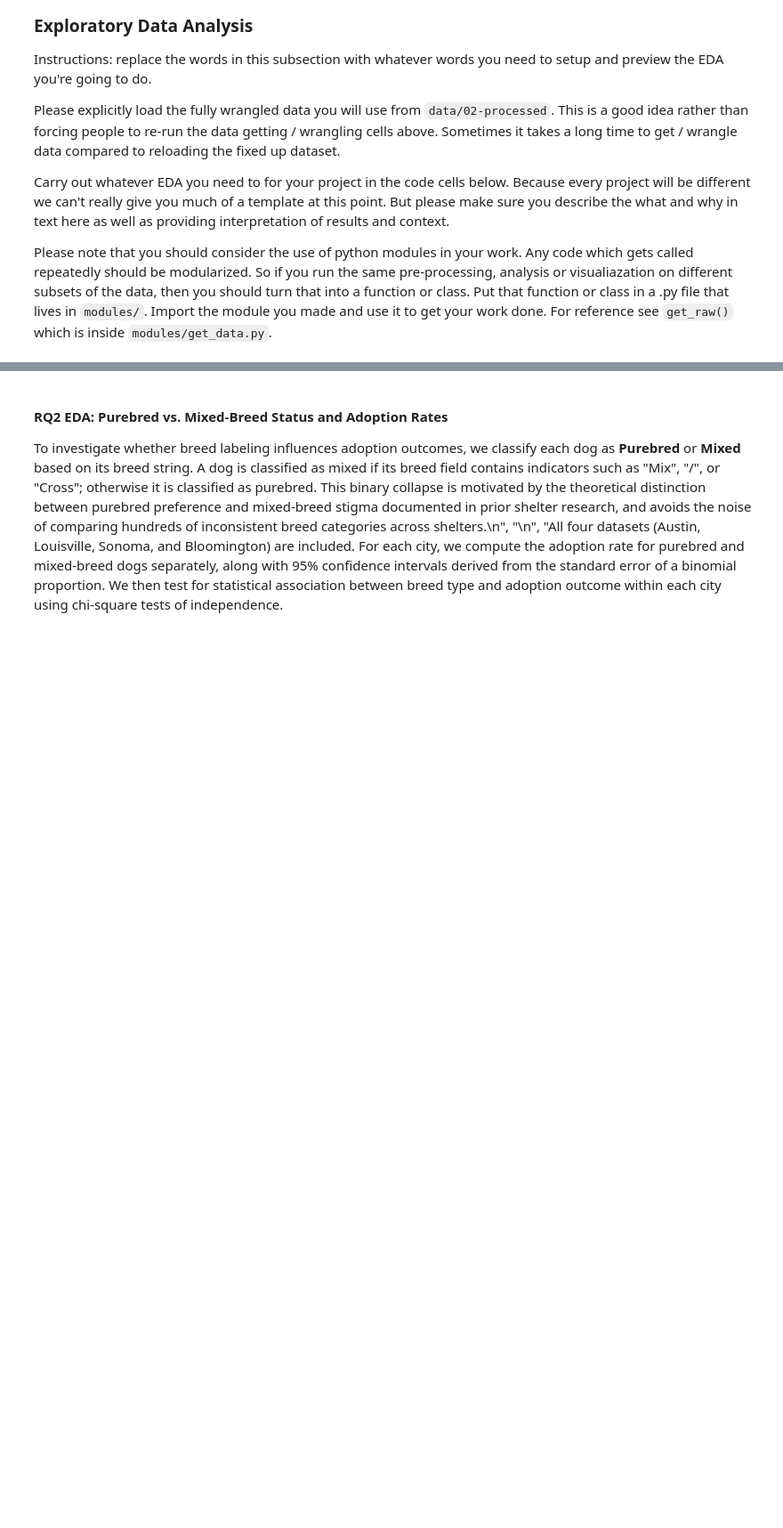
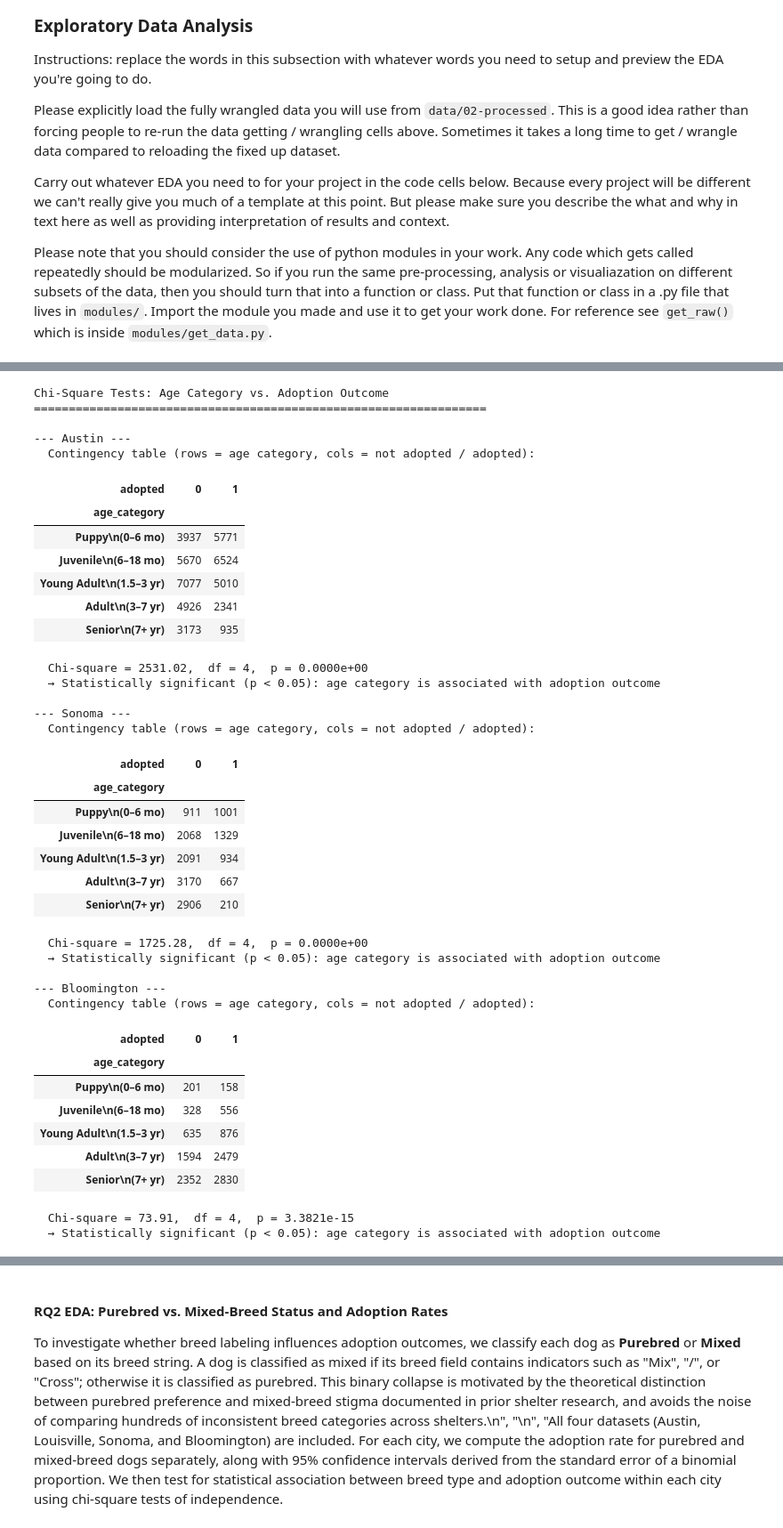
Before and after one commit to COGS108/Group143_WI26, a Jupyter notebook: 02-EDACheckpoint.ipynb, the cells around one changed output, grey strips where cells are left out. Shown at 89% size. Cells and saved outputs as stored; diff of their text form; code cells hidden in the pictures; blank space fills up the shorter version.

```diff
--- a/02-EDACheckpoint.ipynb
+++ b/02-EDACheckpoint.ipynb
@@ -771,0 +966,59 @@ Please note that you should consider the use of python modules in your work.  An
+# %%
+# Chi-square tests of independence: age category vs. adoption outcome within each city
+# H0: age category and adoption outcome are independent
+
+print("Chi-Square Tests: Age Category vs. Adoption Outcome")
+print("=" * 65)
+
+for city in CITY_ORDER:
+    sub = rq1[rq1["city"] == city].dropna(subset=["age_category"])
+    ct = pd.crosstab(sub["age_category"], sub["adopted"])
+    chi2, p, dof, _ = stats.chi2_contingency(ct)
+
+    print(f"\n--- {city} ---")
+    print(f"  Contingency table (rows = age category, cols = not adopted / adopted):")
+    display(ct)
+    print(f"  Chi-square = {chi2:.2f},  df = {dof},  p = {p:.4e}")
+    if p < 0.05:
+        print(f"  → Statistically significant (p < 0.05): age category is associated with adoption outcome")
+    else:
+        print(f"  → Not statistically significant (p >= 0.05)")
+# %% [output]
+Chi-Square Tests: Age Category vs. Adoption Outcome
+=================================================================
+
+--- Austin ---
+  Contingency table (rows = age category, cols = not adopted / adopted):
+| adopted | 0 | 1 |
+| age_category |  |  |
+| Puppy\n(0–6 mo) | 3937 | 5771 |
+| Juvenile\n(6–18 mo) | 5670 | 6524 |
+| Young Adult\n(1.5–3 yr) | 7077 | 5010 |
+| Adult\n(3–7 yr) | 4926 | 2341 |
+| Senior\n(7+ yr) | 3173 | 935 |
+  Chi-square = 2531.02,  df = 4,  p = 0.0000e+00
+  → Statistically significant (p < 0.05): age category is associated with adoption outcome
+
+--- Sonoma ---
+  Contingency table (rows = age category, cols = not adopted / adopted):
+| adopted | 0 | 1 |
+| age_category |  |  |
+| Puppy\n(0–6 mo) | 911 | 1001 |
+| Juvenile\n(6–18 mo) | 2068 | 1329 |
+| Young Adult\n(1.5–3 yr) | 2091 | 934 |
+| Adult\n(3–7 yr) | 3170 | 667 |
+| Senior\n(7+ yr) | 2906 | 210 |
+  Chi-square = 1725.28,  df = 4,  p = 0.0000e+00
+  → Statistically significant (p < 0.05): age category is associated with adoption outcome
+
+--- Bloomington ---
+  Contingency table (rows = age category, cols = not adopted / adopted):
+| adopted | 0 | 1 |
+| age_category |  |  |
+| Puppy\n(0–6 mo) | 201 | 158 |
+| Juvenile\n(6–18 mo) | 328 | 556 |
+| Young Adult\n(1.5–3 yr) | 635 | 876 |
+| Adult\n(3–7 yr) | 1594 | 2479 |
+| Senior\n(7+ yr) | 2352 | 2830 |
+  Chi-square = 73.91,  df = 4,  p = 3.3821e-15
+  → Statistically significant (p < 0.05): age category is associated with adoption outcome
```
Also changed, not shown: parts of 16 cells of this notebook.
